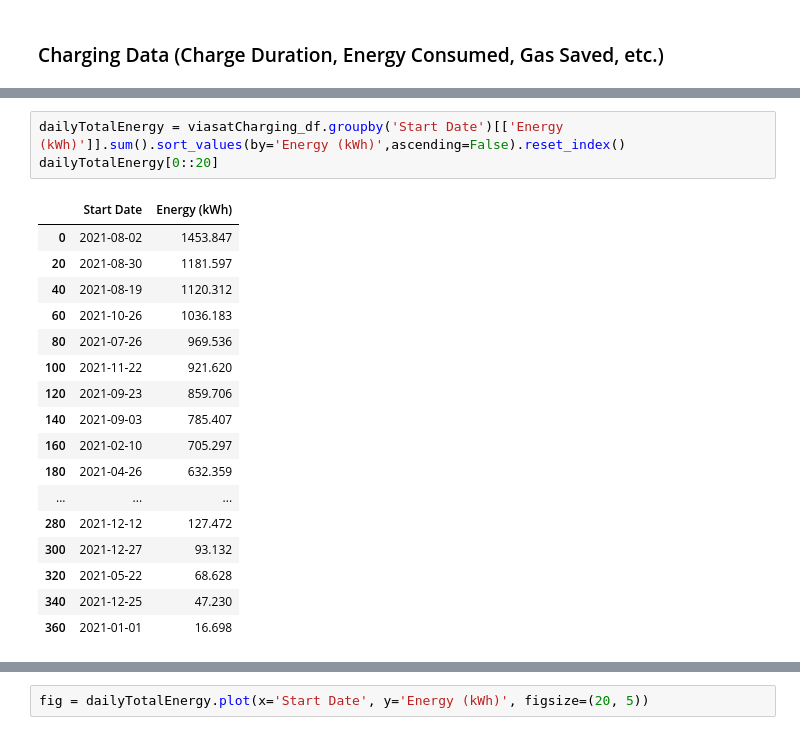
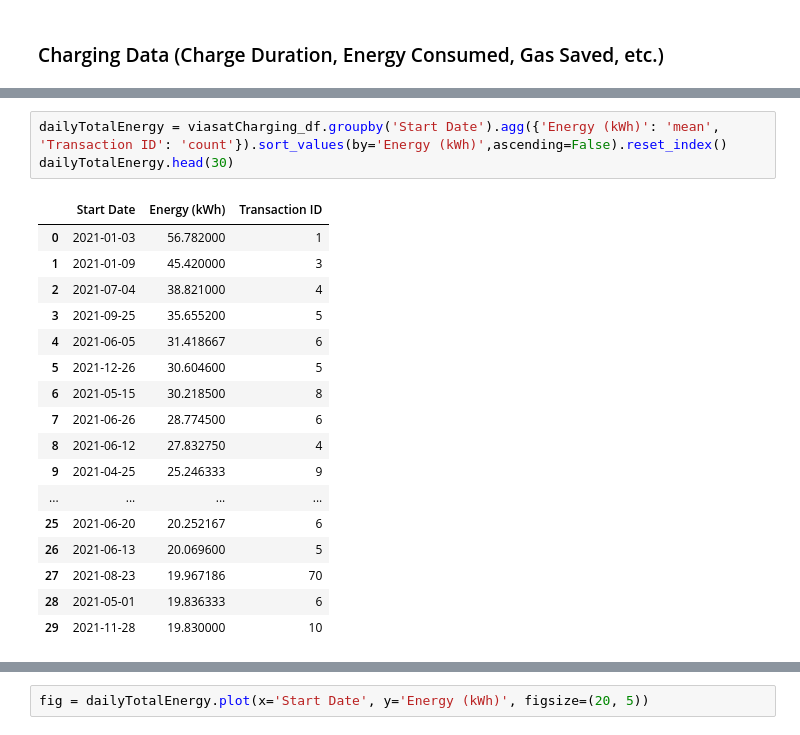
Before and after one commit to pallavigkwd/ENG100D, a Jupyter notebook: main.ipynb, the cells around one changed output, grey strips where cells are left out. Drawn from its saved outputs; the diff is of its cells as text.

```diff
--- a/main.ipynb
+++ b/main.ipynb
@@ -222,21 +249,21 @@ viasatCharging_df.head()
 # %%
-dailyTotalEnergy = viasatCharging_df.groupby('Start Date')[['Energy (kWh)']].sum().sort_values(by='Energy (kWh)',ascending=False).reset_index()
-dailyTotalEnergy[0::20]
+dailyTotalEnergy = viasatCharging_df.groupby('Start Date').agg({'Energy (kWh)': 'mean', 'Transaction ID': 'count'}).sort_values(by='Energy (kWh)',ascending=False).reset_index()
+dailyTotalEnergy.head(30)
 # %% [output]
-|  | Start Date | Energy (kWh) |
-| 0 | 2021-08-02 | 1453.847 |
-| 20 | 2021-08-30 | 1181.597 |
-| 40 | 2021-08-19 | 1120.312 |
-| 60 | 2021-10-26 | 1036.183 |
-| 80 | 2021-07-26 | 969.536 |
-| 100 | 2021-11-22 | 921.620 |
-| 120 | 2021-09-23 | 859.706 |
-| 140 | 2021-09-03 | 785.407 |
-| 160 | 2021-02-10 | 705.297 |
-| 180 | 2021-04-26 | 632.359 |
-| ... | ... | ... |
-| 280 | 2021-12-12 | 127.472 |
-| 300 | 2021-12-27 | 93.132 |
-| 320 | 2021-05-22 | 68.628 |
-| 340 | 2021-12-25 | 47.230 |
-| 360 | 2021-01-01 | 16.698 |
+|  | Start Date | Energy (kWh) | Transaction ID |
+| 0 | 2021-01-03 | 56.782000 | 1 |
+| 1 | 2021-01-09 | 45.420000 | 3 |
+| 2 | 2021-07-04 | 38.821000 | 4 |
+| 3 | 2021-09-25 | 35.655200 | 5 |
+| 4 | 2021-06-05 | 31.418667 | 6 |
+| 5 | 2021-12-26 | 30.604600 | 5 |
+| 6 | 2021-05-15 | 30.218500 | 8 |
+| 7 | 2021-06-26 | 28.774500 | 6 |
+| 8 | 2021-06-12 | 27.832750 | 4 |
+| 9 | 2021-04-25 | 25.246333 | 9 |
+| ... | ... | ... | ... |
+| 25 | 2021-06-20 | 20.252167 | 6 |
+| 26 | 2021-06-13 | 20.069600 | 5 |
+| 27 | 2021-08-23 | 19.967186 | 70 |
+| 28 | 2021-05-01 | 19.836333 | 6 |
+| 29 | 2021-11-28 | 19.830000 | 10 |
```
Also changed, not shown: parts of 9 cells of this notebook, 2 other files.
